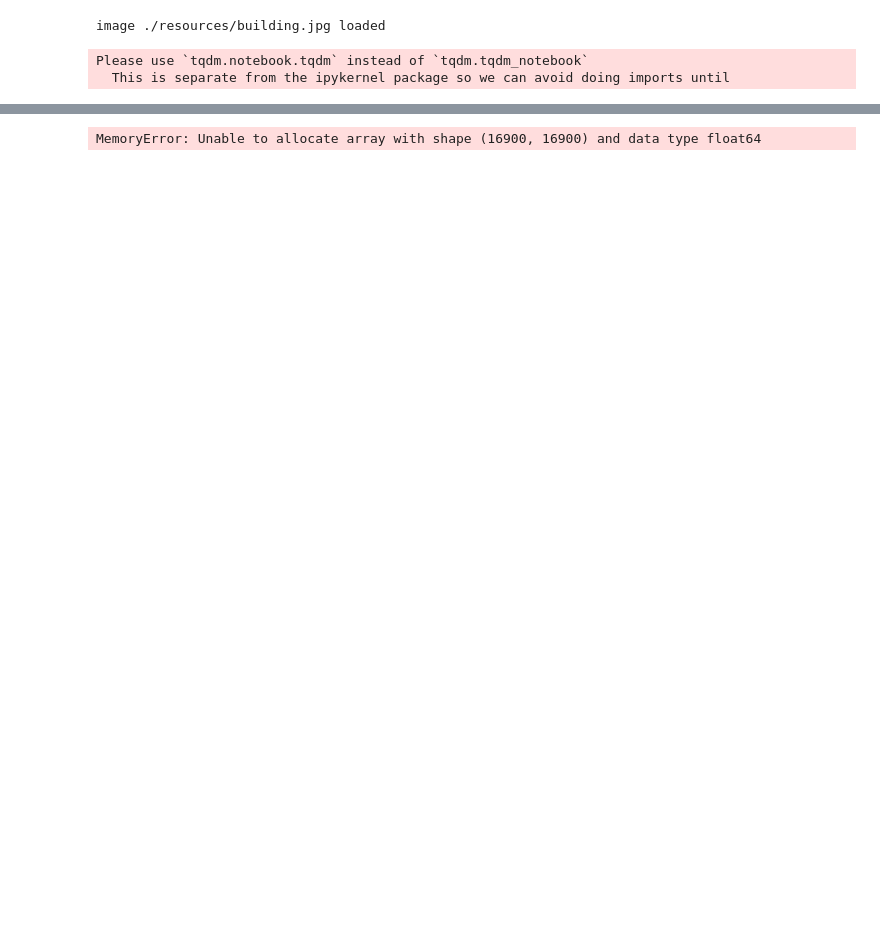
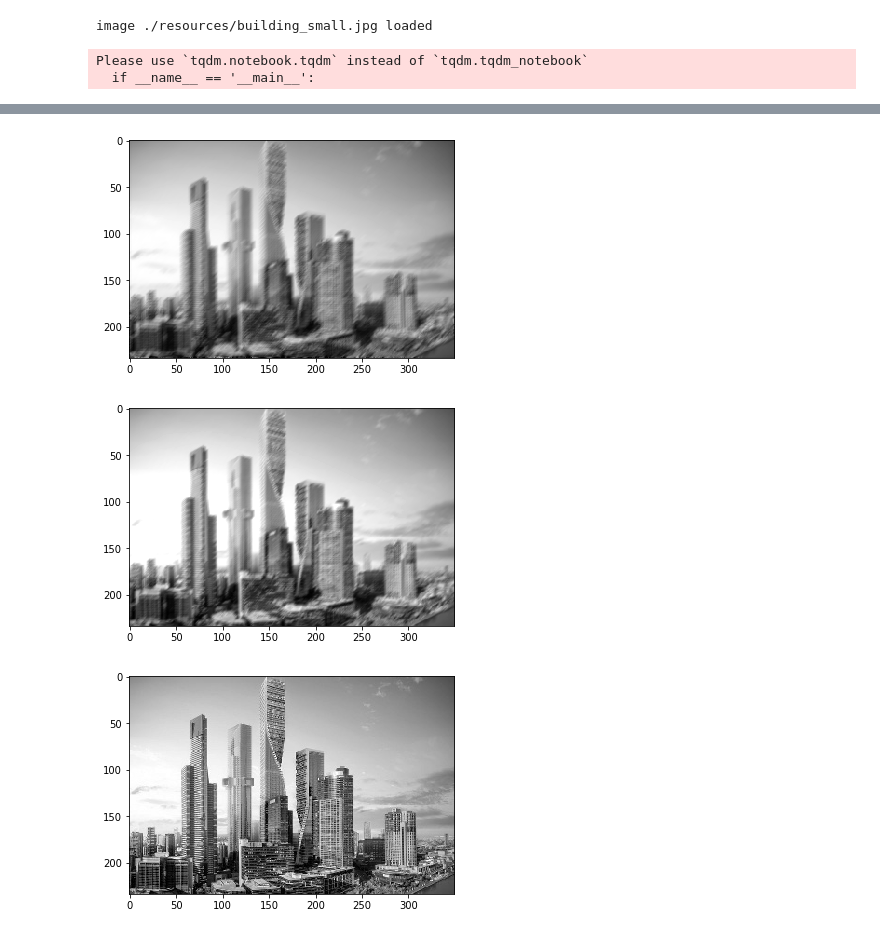
Before and after one commit to alti-tude/blind_deblurring, a Jupyter notebook: utils.ipynb, the cells around one changed output, grey strips where cells are left out. Saved outputs shown, nothing was run; the diff lists cells and outputs as text; code cells hidden in the pictures; blank space fills up the shorter version.

Commit message:
redone non uniform blur

```diff
--- a/utils.ipynb
+++ b/utils.ipynb
@@ -101,17 +129,20 @@ def nonUniformBlur(img):
 # %%
-img = loadImage('./resources/building.jpg', 'gray')[120:250, 120:250]
-np.set_printoptions(threshold=10000000000)
+# img = loadImage('./resources/building_small.jpg', 'gray')
+# np.set_printoptions(threshold=10000000000)
 
-blurred_img, K = nonUniformBlur(img)
-plt.imshow(blurred_img, cmap='gray')
-plt.figure()
-plt.imshow(np.log2(K))
-plt.figure()
-plt.imshow(img)
-plt.show()
+# blurred_img, K = nonUniformBlur(img)
+# plt.imshow(blurred_img, cmap='gray')
+# plt.figure()
+# b2 = linearBlur(img, 5, 45)
+# plt.imshow(b2, cmap='gray')
+# plt.figure()
+# plt.imshow(img, cmap='gray')
+# plt.show()
 # %% [output]
-image ./resources/building.jpg loaded
+image ./resources/building_small.jpg loaded
 Please use `tqdm.notebook.tqdm` instead of `tqdm.tqdm_notebook`
-  This is separate from the ipykernel package so we can avoid doing imports until
+  if __name__ == '__main__':
 [interactive output not drawn]
-MemoryError: Unable to allocate array with shape (16900, 16900) and data type float64
+[figure, added]
+[figure, added]
+[figure, added]
```
Also changed, not shown: parts of 2 cells of this notebook, 2 other files.
